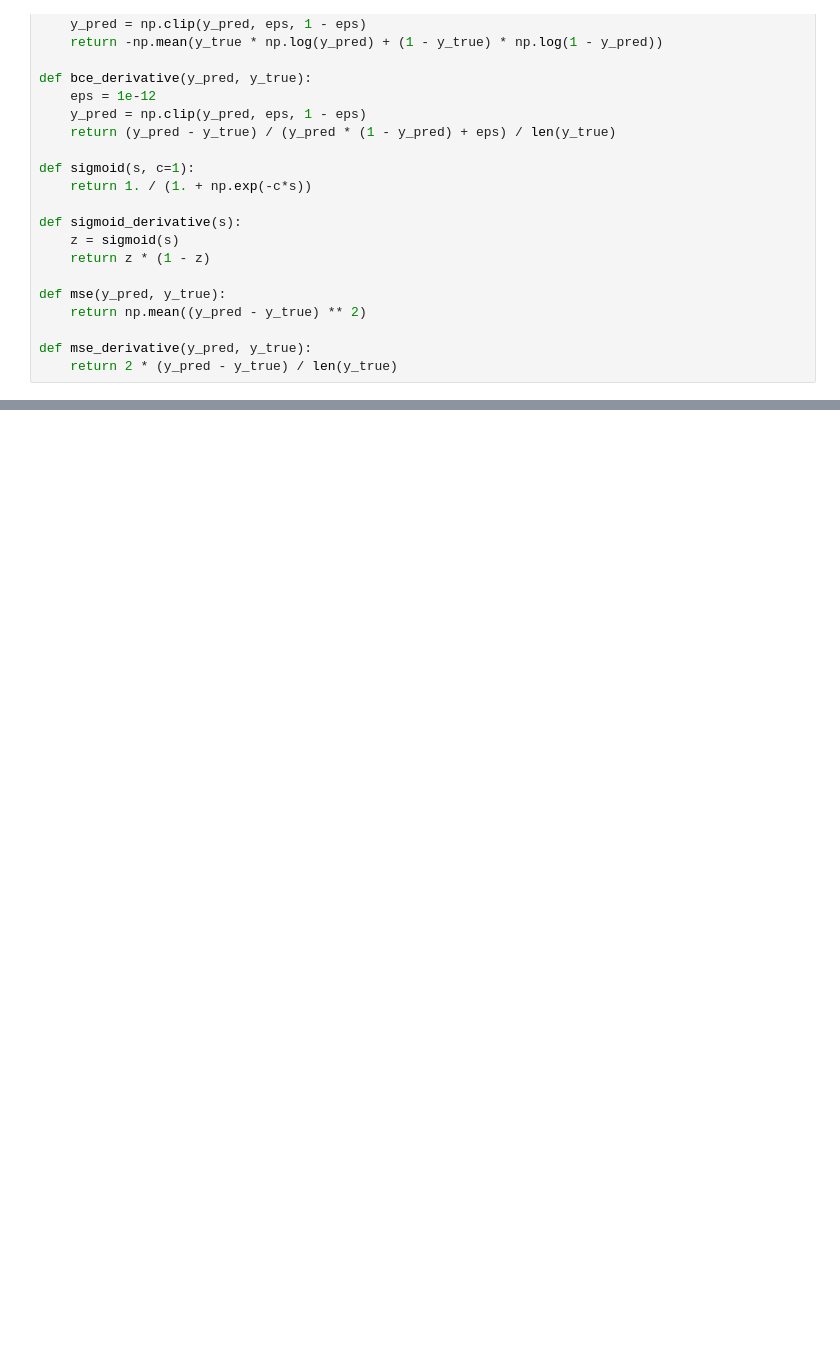
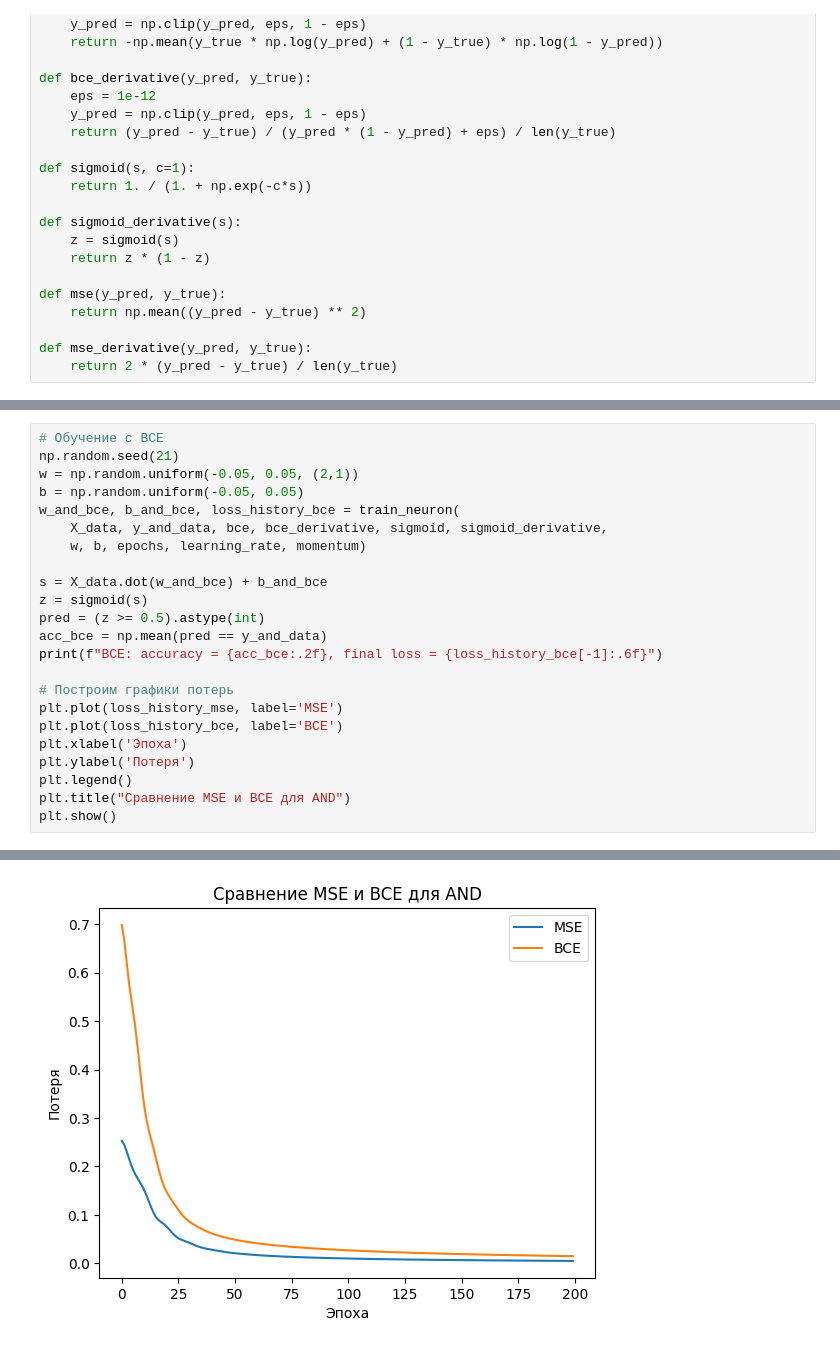
Before and after one commit to mlakusss/ai_ml_lab03, a Jupyter notebook: NumPy-checkpoint.ipynb, the cells around one changed output, grey strips where cells are left out. Saved outputs shown, nothing was run; the diff lists cells and outputs as text; blank space fills up the shorter version.

```diff
--- a/NumPy-checkpoint.ipynb
+++ b/NumPy-checkpoint.ipynb
@@ -143,0 +144,24 @@ NameError: name 'sigmoid_derivative' is not defined
+# %%
+# Обучение с BCE
+np.random.seed(21)
+w = np.random.uniform(-0.05, 0.05, (2,1))
+b = np.random.uniform(-0.05, 0.05)
+w_and_bce, b_and_bce, loss_history_bce = train_neuron(
+    X_data, y_and_data, bce, bce_derivative, sigmoid, sigmoid_derivative,
+    w, b, epochs, learning_rate, momentum)
+
+s = X_data.dot(w_and_bce) + b_and_bce
+z = sigmoid(s)
+pred = (z >= 0.5).astype(int)
+acc_bce = np.mean(pred == y_and_data)
+print(f"BCE: accuracy = {acc_bce:.2f}, final loss = {loss_history_bce[-1]:.6f}")
+
+# Построим графики потерь
+plt.plot(loss_history_mse, label='MSE')
+plt.plot(loss_history_bce, label='BCE')
+plt.xlabel('Эпоха')
+plt.ylabel('Потеря')
+plt.legend()
+plt.title("Сравнение MSE и BCE для AND")
+plt.show()
+# %% [output]
@@ -143,0 +169 @@ NameError: name 'sigmoid_derivative' is not defined
+[figure, added]
```
Also changed, not shown: parts of 8 cells of this notebook.
